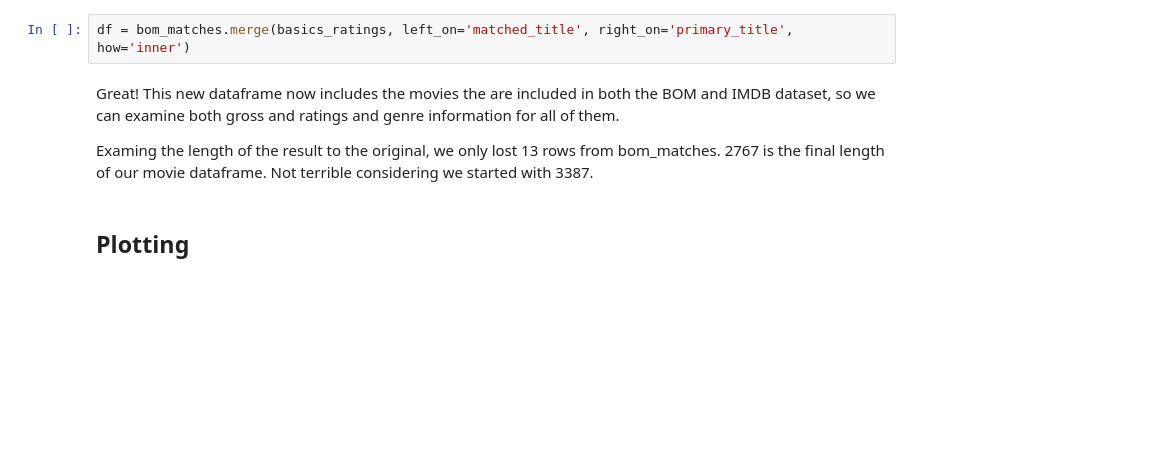
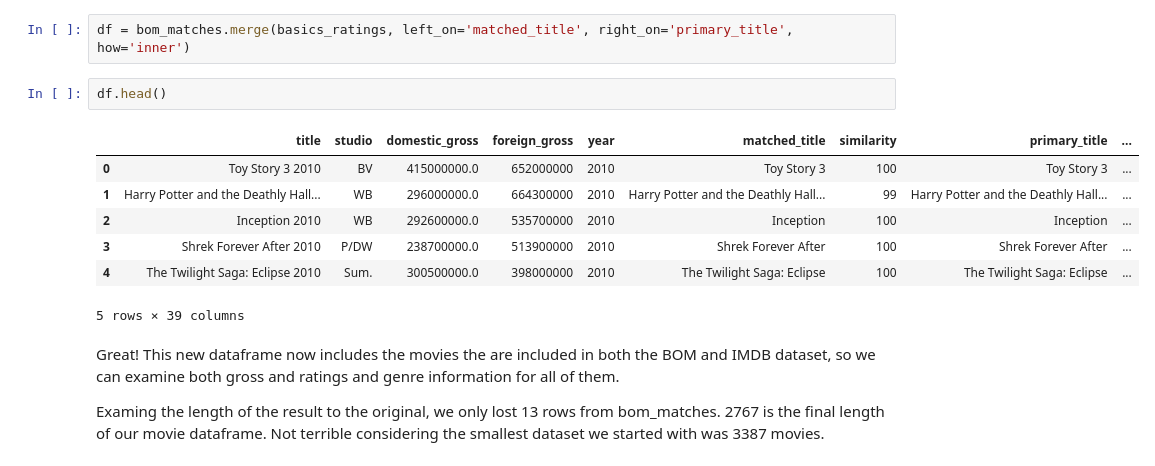
Before and after one commit to jonnyhof/phase1_project, a Jupyter notebook: movie_analysis.ipynb, the cells around one changed output. Saved outputs shown, nothing was run; the diff lists cells and outputs as text; blank space fills up the shorter version.

```diff
--- a/movie_analysis.ipynb
+++ b/movie_analysis.ipynb
@@ -350,9 +355,17 @@ Some of these duplicate titles are becuase a movie was re-made or re-released in
 Now we merge bom_matches with basics_ratings using an inner merge to select where matched_title and primary_title are the same.
 # %%
 df = bom_matches.merge(basics_ratings, left_on='matched_title', right_on='primary_title', how='inner')
+# %%
+df.head()
+# %% [output]
+|  | title | studio | domestic_gross | foreign_gross | year | matched_title | similarity | primary_title | ... |
+| 0 | Toy Story 3 2010 | BV | 415000000.0 | 652000000 | 2010 | Toy Story 3 | 100 | Toy Story 3 | ... |
+| 1 | Harry Potter and the Deathly Hall... | WB | 296000000.0 | 664300000 | 2010 | Harry Potter and the Deathly Hall... | 99 | Harry Potter and the Deathly Hall... | ... |
+| 2 | Inception 2010 | WB | 292600000.0 | 535700000 | 2010 | Inception | 100 | Inception | ... |
+| 3 | Shrek Forever After 2010 | P/DW | 238700000.0 | 513900000 | 2010 | Shrek Forever After | 100 | Shrek Forever After | ... |
+| 4 | The Twilight Saga: Eclipse 2010 | Sum. | 300500000.0 | 398000000 | 2010 | The Twilight Saga: Eclipse | 100 | The Twilight Saga: Eclipse | ... |
+5 rows × 39 columns
 # %% [markdown]
 Great! This new dataframe now includes the movies the are included in both the BOM and IMDB dataset, so we can examine both gross and ratings and genre information for all of them.
 
-Examing the length of the result to the original, we only lost 13 rows from bom_matches. 2767 is the final length of our movie dataframe. Not terrible considering we started with 3387.
+Examing the length of the result to the original, we only lost 13 rows from bom_matches. 2767 is the final length of our movie dataframe. Not terrible considering the smallest dataset we started with was 3387 movies.
-# %% [markdown]
-## Plotting
```
Also changed, not shown: parts of 16 cells of this notebook.
